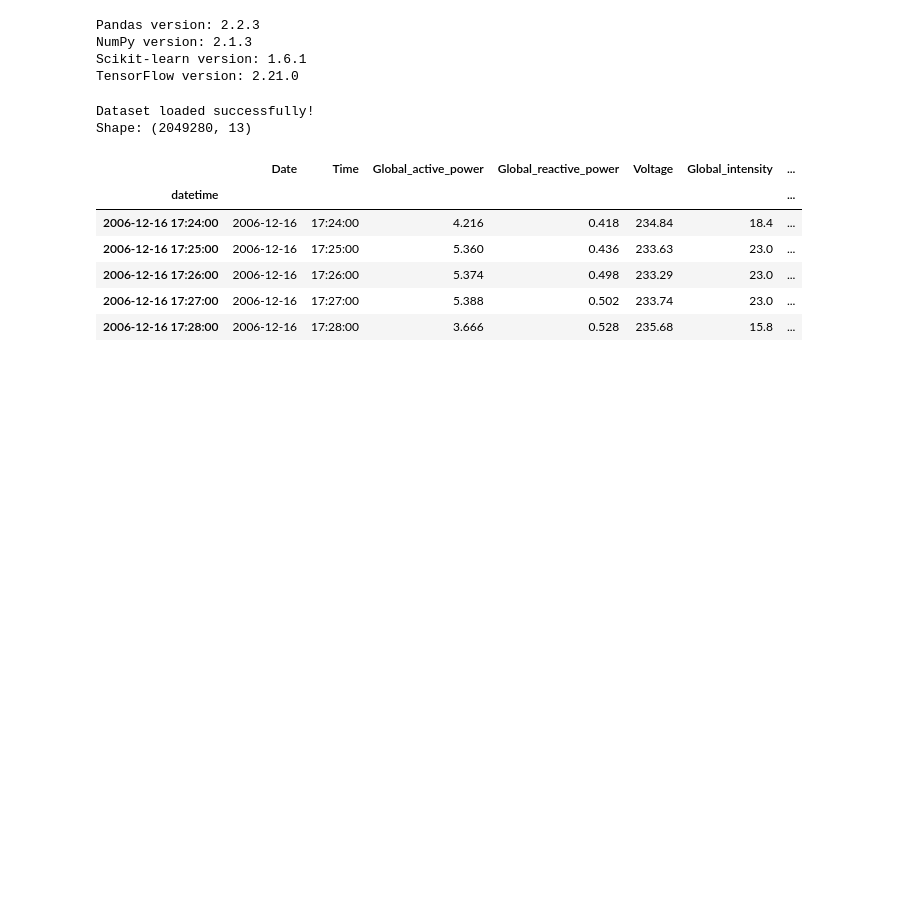
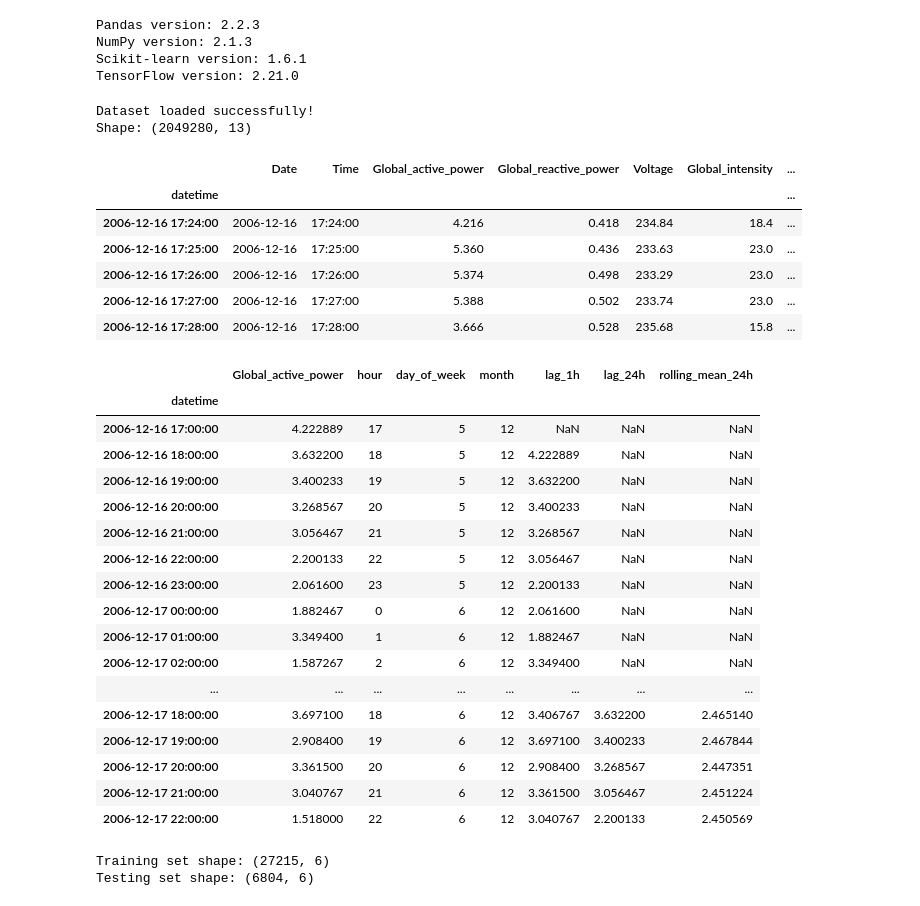
Before and after one commit to dunurejoice20/electricity-forecasting., a Jupyter notebook: notebooks/Jay's_code.ipynb, the cells around one changed output. Saved outputs shown, nothing was run; the diff lists cells and outputs as text; code cells hidden in the pictures; blank space fills up the shorter version.

```diff
--- a/notebooks/Jay's_code.ipynb
+++ b/notebooks/Jay's_code.ipynb
@@ -703,3 +702,71 @@ Shape: (2049280, 13)
 | 2006-12-16 17:26:00 | 2006-12-16 | 17:26:00 | 5.374 | 0.498 | 233.29 | 23.0 | ... |
 | 2006-12-16 17:27:00 | 2006-12-16 | 17:27:00 | 5.388 | 0.502 | 233.74 | 23.0 | ... |
 | 2006-12-16 17:28:00 | 2006-12-16 | 17:28:00 | 3.666 | 0.528 | 235.68 | 15.8 | ... |
+# %%
+features_df = hourly.to_frame(name='Global_active_power')
+
+
+features_df['hour'] = features_df.index.hour
+features_df['day_of_week'] = features_df.index.dayofweek
+features_df['month'] = features_df.index.month
+
+
+features_df['lag_1h'] = features_df['Global_active_power'].shift(1)
+features_df['lag_24h'] = features_df['Global_active_power'].shift(24)
+
+
+
+features_df['rolling_mean_24h'] = features_df['Global_active_power'].shift(1).rolling(window=24).mean()
+
+# Checking first 30 rows
+display(features_df.head(30))
+# %% [output]
+|  | Global_active_power | hour | day_of_week | month | lag_1h | lag_24h | rolling_mean_24h |
+| datetime |  |  |  |  |  |  |  |
+| 2006-12-16 17:00:00 | 4.222889 | 17 | 5 | 12 | NaN | NaN | NaN |
+| 2006-12-16 18:00:00 | 3.632200 | 18 | 5 | 12 | 4.222889 | NaN | NaN |
+| 2006-12-16 19:00:00 | 3.400233 | 19 | 5 | 12 | 3.632200 | NaN | NaN |
+| 2006-12-16 20:00:00 | 3.268567 | 20 | 5 | 12 | 3.400233 | NaN | NaN |
+| 2006-12-16 21:00:00 | 3.056467 | 21 | 5 | 12 | 3.268567 | NaN | NaN |
+| 2006-12-16 22:00:00 | 2.200133 | 22 | 5 | 12 | 3.056467 | NaN | NaN |
+| 2006-12-16 23:00:00 | 2.061600 | 23 | 5 | 12 | 2.200133 | NaN | NaN |
+| 2006-12-17 00:00:00 | 1.882467 | 0 | 6 | 12 | 2.061600 | NaN | NaN |
+| 2006-12-17 01:00:00 | 3.349400 | 1 | 6 | 12 | 1.882467 | NaN | NaN |
+| 2006-12-17 02:00:00 | 1.587267 | 2 | 6 | 12 | 3.349400 | NaN | NaN |
+| ... | ... | ... | ... | ... | ... | ... | ... |
+| 2006-12-17 18:00:00 | 3.697100 | 18 | 6 | 12 | 3.406767 | 3.632200 | 2.465140 |
+| 2006-12-17 19:00:00 | 2.908400 | 19 | 6 | 12 | 3.697100 | 3.400233 | 2.467844 |
+| 2006-12-17 20:00:00 | 3.361500 | 20 | 6 | 12 | 2.908400 | 3.268567 | 2.447351 |
+| 2006-12-17 21:00:00 | 3.040767 | 21 | 6 | 12 | 3.361500 | 3.056467 | 2.451224 |
+| 2006-12-17 22:00:00 | 1.518000 | 22 | 6 | 12 | 3.040767 | 2.200133 | 2.450569 |
+# %%
+from sklearn.linear_model import LinearRegression
+from sklearn.ensemble import RandomForestRegressor
+from sklearn.metrics import mean_squared_error, mean_absolute_error
+from sklearn.preprocessing import StandardScaler
+import tensorflow as tf
+from tensorflow.keras.models import Sequential
+from tensorflow.keras.layers import Dense, Input
+import numpy as np
+
+# Drop any rows containing NaN values introduced by shift/lag operations
+clean_features = features_df.dropna()
+
+# Define the target variable and the predictor features
+target_col = 'Global_active_power'
+feature_cols = ['hour', 'day_of_week', 'month', 'lag_1h', 'lag_24h', 'rolling_mean_24h']
+
+X = clean_features[feature_cols]
+y = clean_features[target_col]
+
+# Perform a time-based split: the first 80% for training, remaining 20% for testing
+split_idx = int(len(clean_features) * 0.8)
+
+X_train, X_test = X.iloc[:split_idx], X.iloc[split_idx:]
+y_train, y_test = y.iloc[:split_idx], y.iloc[split_idx:]
+
+print(f"Training set shape: {X_train.shape}")
+print(f"Testing set shape: {X_test.shape}")
+# %% [output]
+Training set shape: (27215, 6)
+Testing set shape: (6804, 6)
```
Also changed, not shown: parts of 14 cells of this notebook.
